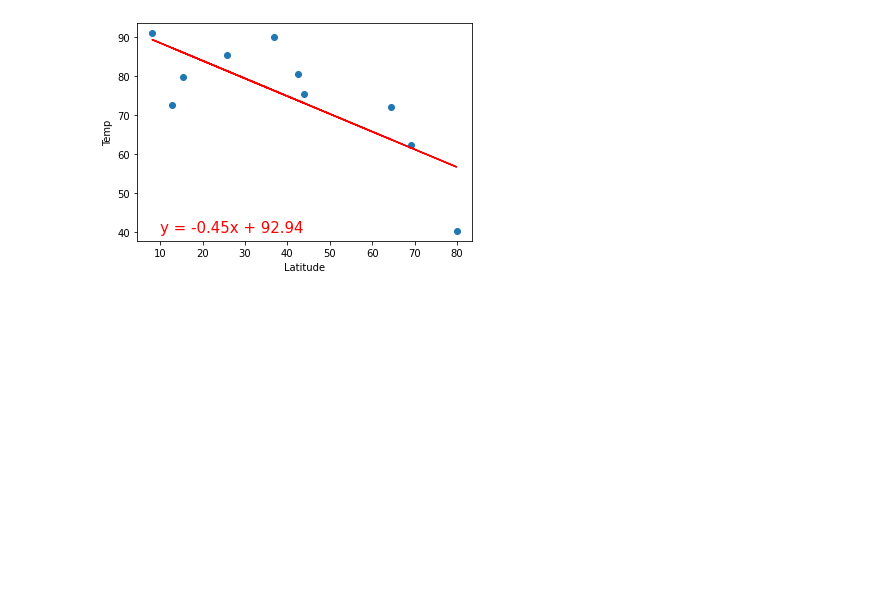
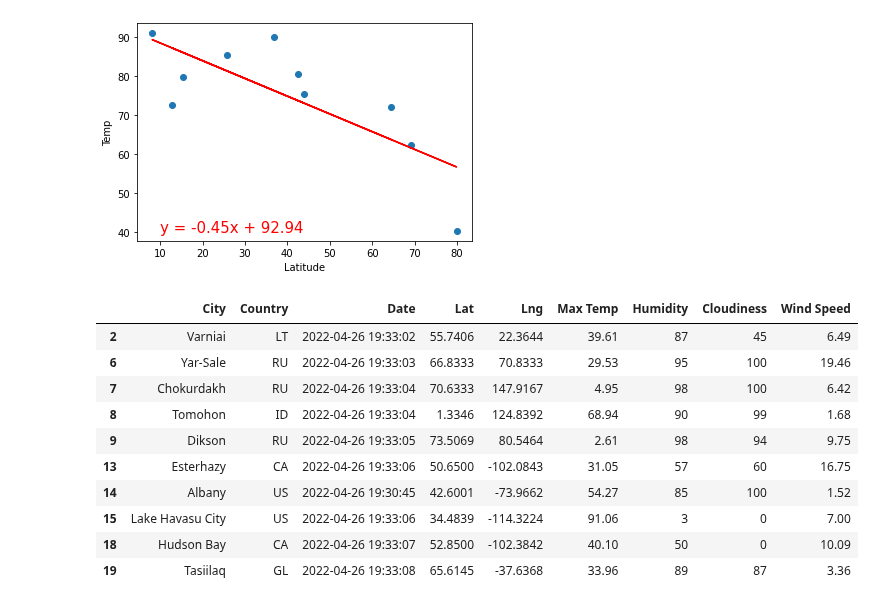
Before and after one commit to lawnshogan/World_Weather_Analysis, a Jupyter notebook: Practice/WeatherPy.ipynb, the cells around one changed output. Saved outputs shown, nothing was run; the diff lists cells and outputs as text; code cells hidden in the pictures; blank space fills up the shorter version.

```diff
--- a/Practice/WeatherPy.ipynb
+++ b/Practice/WeatherPy.ipynb
@@ -520,0 +544,17 @@ plt.show()
+# %%
+# Extract the northern hemisphere latitudes (latitudes greater or equal to 0) by filtering city_data_df
+city_data_df["Lat"] >= 0
+# Grab data using loc()
+city_data_df.loc[(city_data_df["Lat"] >= 0)].head(10)
+# %% [output]
+|  | City | Country | Date | Lat | Lng | Max Temp | Humidity | Cloudiness | Wind Speed |
+| 2 | Varniai | LT | 2022-04-26 19:33:02 | 55.7406 | 22.3644 | 39.61 | 87 | 45 | 6.49 |
+| 6 | Yar-Sale | RU | 2022-04-26 19:33:03 | 66.8333 | 70.8333 | 29.53 | 95 | 100 | 19.46 |
+| 7 | Chokurdakh | RU | 2022-04-26 19:33:04 | 70.6333 | 147.9167 | 4.95 | 98 | 100 | 6.42 |
+| 8 | Tomohon | ID | 2022-04-26 19:33:04 | 1.3346 | 124.8392 | 68.94 | 90 | 99 | 1.68 |
+| 9 | Dikson | RU | 2022-04-26 19:33:05 | 73.5069 | 80.5464 | 2.61 | 98 | 94 | 9.75 |
+| 13 | Esterhazy | CA | 2022-04-26 19:33:06 | 50.6500 | -102.0843 | 31.05 | 57 | 60 | 16.75 |
+| 14 | Albany | US | 2022-04-26 19:30:45 | 42.6001 | -73.9662 | 54.27 | 85 | 100 | 1.52 |
+| 15 | Lake Havasu City | US | 2022-04-26 19:33:06 | 34.4839 | -114.3224 | 91.06 | 3 | 0 | 7.00 |
+| 18 | Hudson Bay | CA | 2022-04-26 19:33:07 | 52.8500 | -102.3842 | 40.10 | 50 | 0 | 10.09 |
+| 19 | Tasiilaq | GL | 2022-04-26 19:33:08 | 65.6145 | -37.6368 | 33.96 | 89 | 87 | 3.36 |
```
Also changed, not shown: parts of 4 cells of this notebook.
